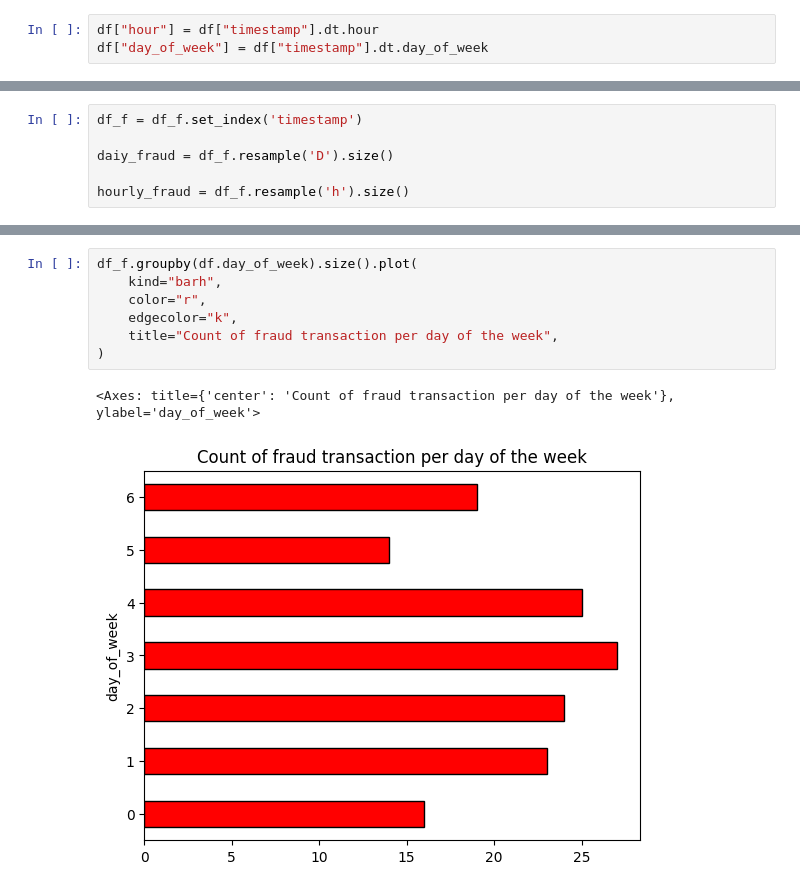
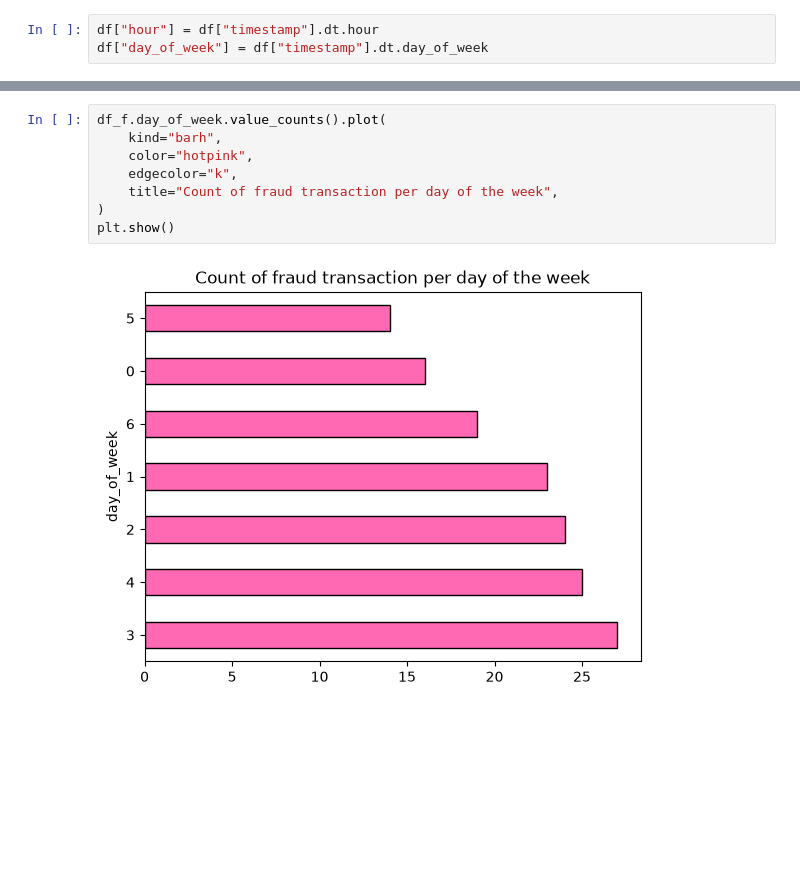
Before and after one commit to BS-prime/Real-Time-Fraud-Detection-System, a Jupyter notebook: notebooks/EDA.ipynb, the cells around one changed output, grey strips where cells are left out. Cells and saved outputs as stored; diff of their text form; blank space fills up the shorter version.

```diff
--- a/notebooks/EDA.ipynb
+++ b/notebooks/EDA.ipynb
@@ -184,6 +173,0 @@ Is there any fraud cases inside the dataframe df_f: False
-# %%
-df_f = df_f.set_index('timestamp')
-
-daiy_fraud = df_f.resample('D').size()
-
-hourly_fraud = df_f.resample('h').size()
@@ -212,10 +184,10 @@ df_f.groupby(df_f.hour).size().plot(
 # %%
-df_f.groupby(df.day_of_week).size().plot(
+df_f.day_of_week.value_counts().plot(
     kind="barh",
-    color="r",
+    color="hotpink",
     edgecolor="k",
     title="Count of fraud transaction per day of the week",
 )
+plt.show()
 # %% [output]
-<Axes: title={'center': 'Count of fraud transaction per day of the week'}, ylabel='day_of_week'>
-[figure, old version]
+[figure, new version]
```
Also changed, not shown: parts of 8 cells of this notebook.
